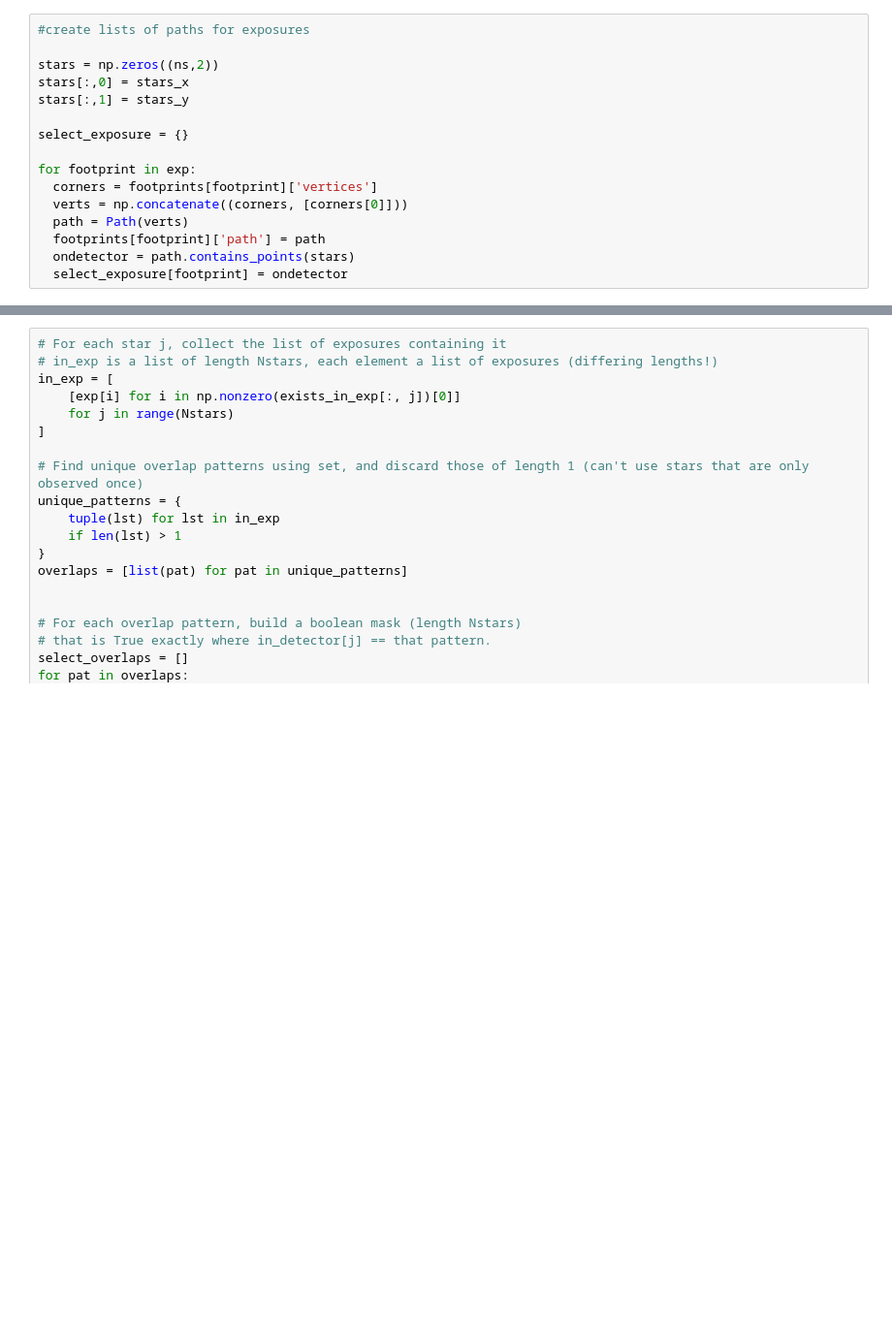
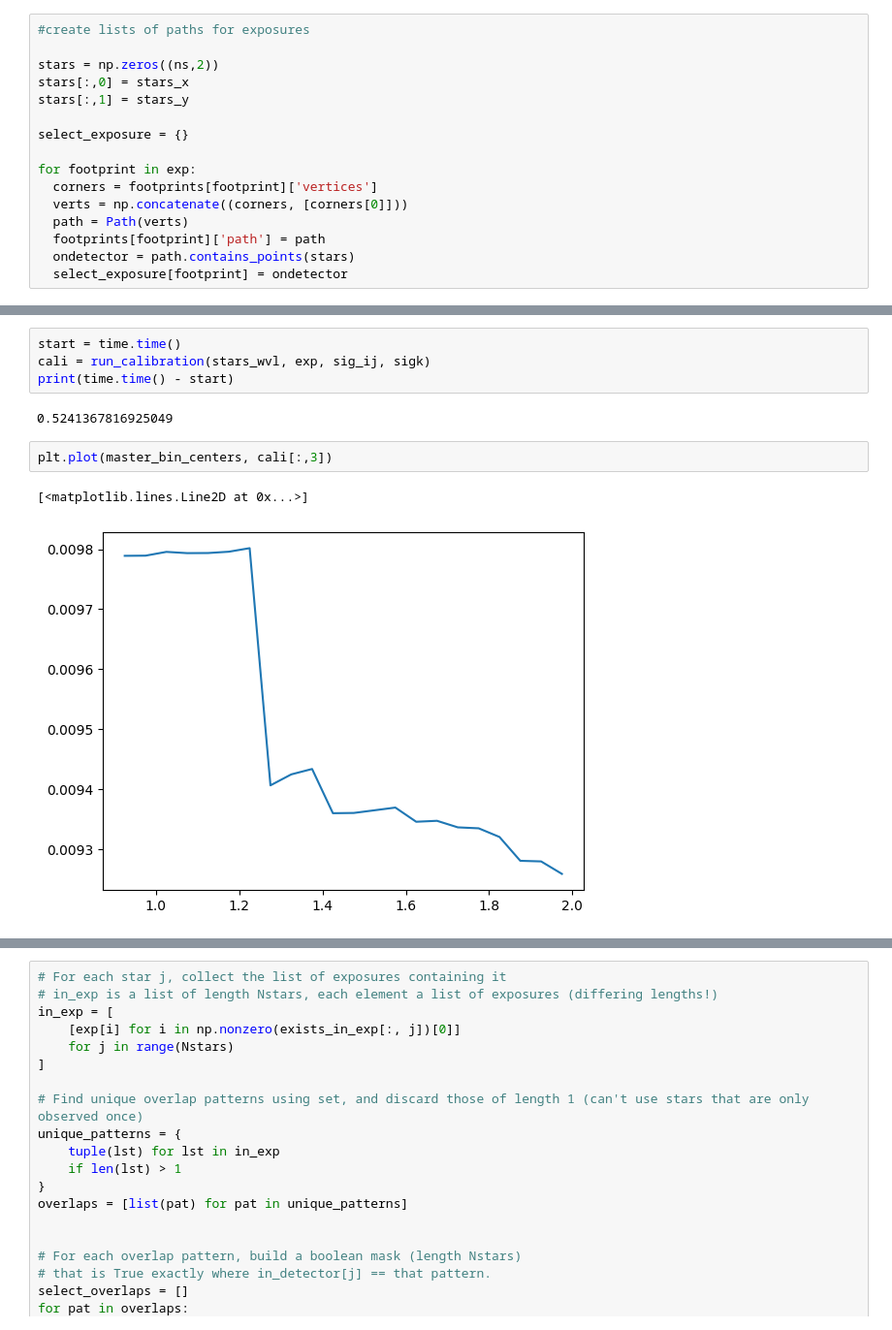
Before and after one commit to roman-grs-pit/relativefluxcalibration_test, a Jupyter notebook: wavelength_dependent_sca_grism.ipynb, the cells around one changed output, grey strips where cells are left out. Shown at 97% size. Drawn from its saved outputs; the diff is of its cells as text; blank space fills up the shorter version.

```diff
--- a/wavelength_dependent_sca_grism.ipynb
+++ b/wavelength_dependent_sca_grism.ipynb
@@ -433,0 +451,11 @@ print(master_bin_centers)
+# %%
+start = time.time()
+cali = run_calibration(stars_wvl, exp, sig_ij, sigk)
+print(time.time() - start)
+# %% [output]
+0.5241367816925049
+# %%
+plt.plot(master_bin_centers, cali[:,3])
+# %% [output]
+[<matplotlib.lines.Line2D at 0x...>]
+[figure, added]
```
Also changed, not shown: parts of 21 cells of this notebook.
